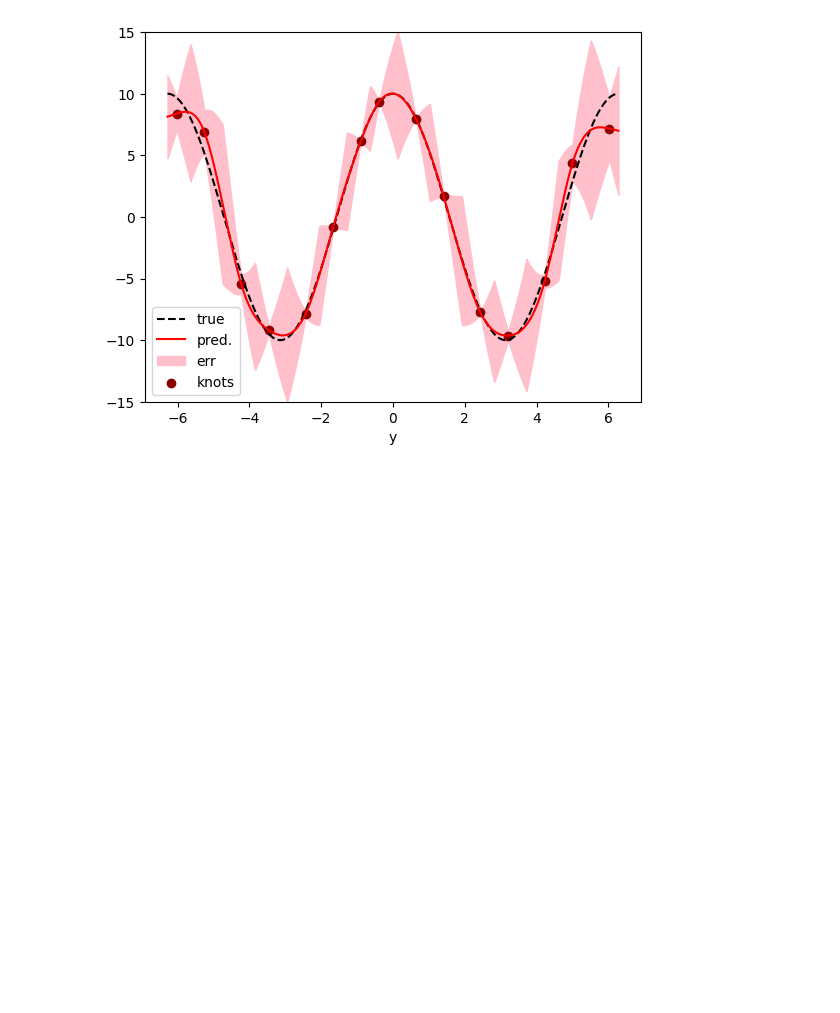
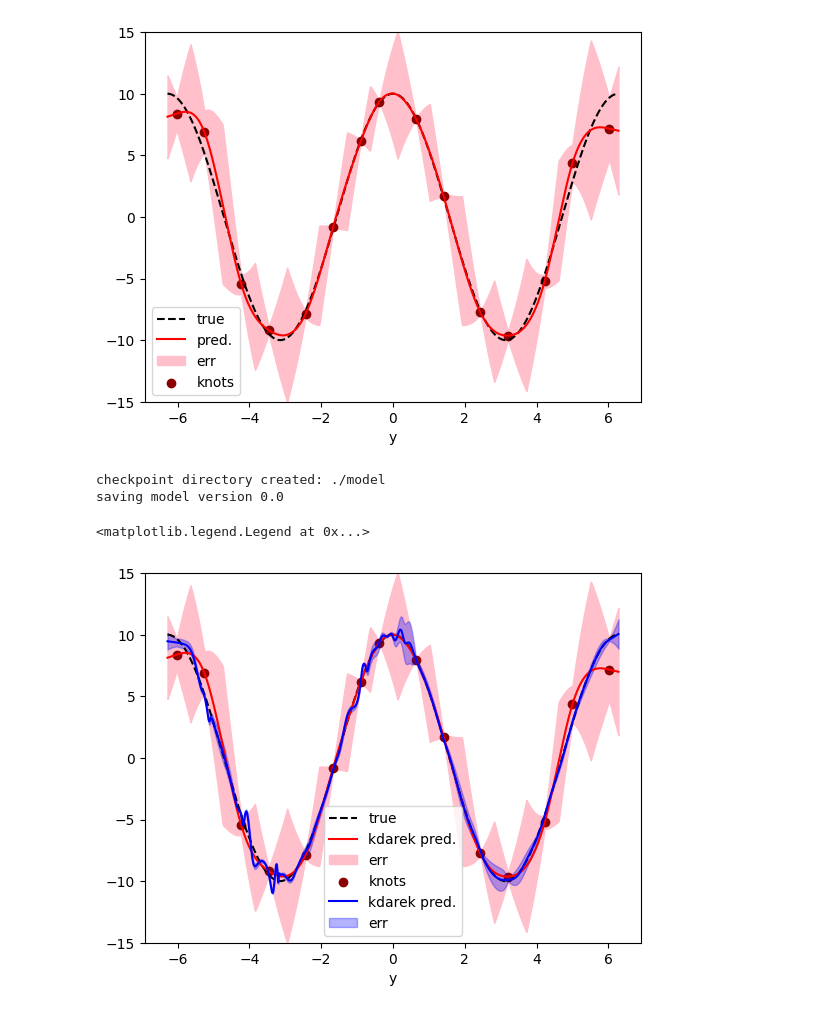
Before and after one commit to Masoud-Ataei/KDAREK, a Jupyter notebook: KDAREK_Example.ipynb, the cells around one changed output. Drawn from its saved outputs; the diff is of its cells as text; code cells hidden in the pictures; blank space fills up the shorter version.

```diff
--- a/KDAREK_Example.ipynb
+++ b/KDAREK_Example.ipynb
@@ -39,3 +37,33 @@ plt.legend()
 # %% [output]
 <matplotlib.legend.Legend at 0x...>
 [figure]
+# %%
+from DAREK import DAREK
+x,y = cos_dataset['test_input'], cos_dataset['test_label']
+darek = DAREK([1,5,1], grid=14, k=3, base_fun = 'silu', seed=42, device='cpu')
+darek.fit(cos_dataset, opt="Adam", lr = 0.1, steps=500, lamb=0.0, seed_knots = 42, rand_method = 'Kmean',
+            nonfixknot=True,
+           evaluate=True, logsave = False, scheduler="dec", step_sch=50, gamma=0.9);
+yhatd, yerrd = darek.predict(x, f1= 10, fk = 10)
+# %% [output]
+checkpoint directory created: ./model
+saving model version 0.0
+# %%
+lb,ub = (yhat - yerr), (yhat+yerr)
+xg, yg = kdarek.samples['xi'], kdarek(kdarek.samples['xi']).detach()
+plt.plot(x,y, '--', color = 'k', label = 'true')
+plt.plot(x, yhat, color = 'red', label = 'kdarek pred.')
+plt.fill_between(x.flatten(), lb.flatten(), ub.flatten(), color = 'pink', label = 'err')
+plt.scatter(xg, yg, color = 'darkred', label = 'knots')
+
+lbd,ubd = (yhatd - yerrd), (yhatd+yerrd)
+plt.plot(x, yhatd, color = 'blue', label = 'kdarek pred.')
+plt.fill_between(x.flatten(), lbd.flatten(), ubd.flatten(), color = 'blue', label = 'err', alpha = 0.3)
+
+plt.ylim([-15,15])
+plt.xlabel('x')
+plt.xlabel('y')
+plt.legend()
+# %% [output]
+<matplotlib.legend.Legend at 0x...>
+[figure, added]
```
Also changed, not shown: parts of 1 cell of this notebook, 2 other files.
